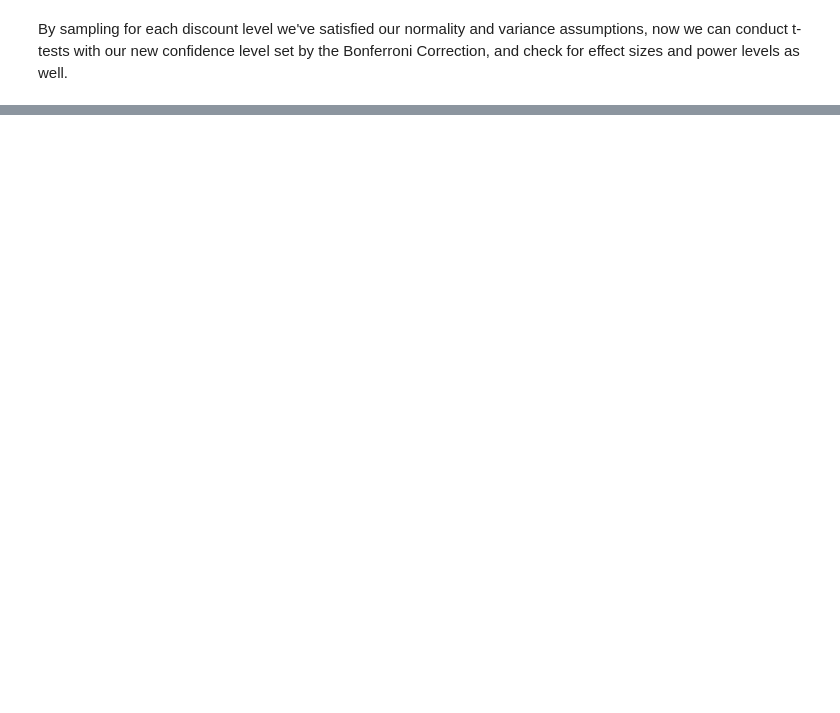
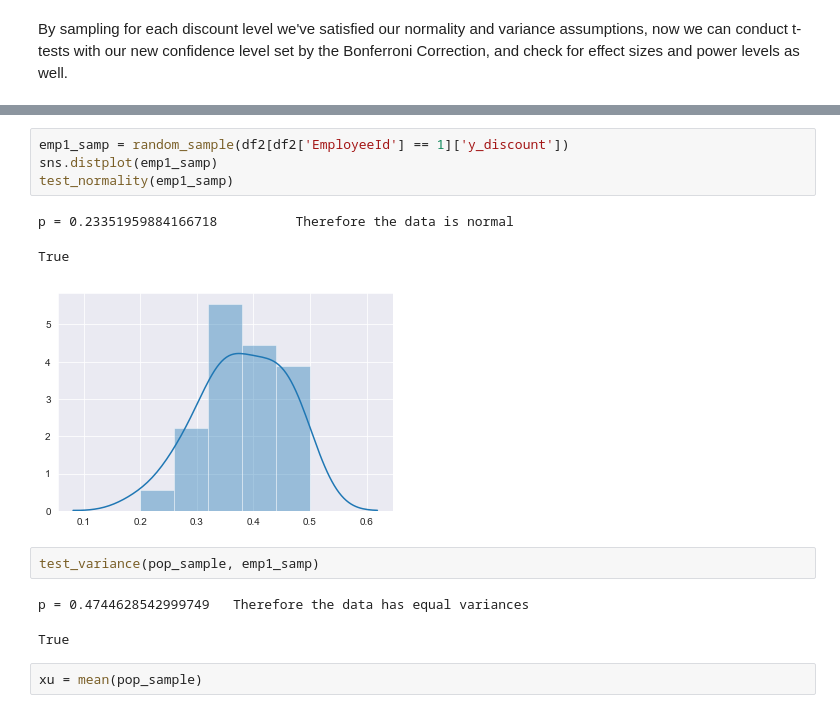
Before and after one commit to rab175/dsc-mod-3-project-online-ds-pt-071519, a Jupyter notebook: Mod3_Project.ipynb, the cells around one changed output, grey strips where cells are left out. Cells and saved outputs as stored; diff of their text form; blank space fills up the shorter version.

```diff
--- a/Mod3_Project.ipynb
+++ b/Mod3_Project.ipynb
@@ -323,0 +507,15 @@ cohen_d(no_discount_sample, five_sample)
+# %%
+emp1_samp = random_sample(df2[df2['EmployeeId'] == 1]['y_discount'])
+sns.distplot(emp1_samp)
+test_normality(emp1_samp)
+# %% [output]
+p = 0.23351959884166718          Therefore the data is normal
+True
+[figure, added]
+# %%
+test_variance(pop_sample, emp1_samp)
+# %% [output]
+p = 0.4744628542999749   Therefore the data has equal variances
+True
+# %%
+xu = mean(pop_sample)
```
Also changed, not shown: parts of 41 cells of this notebook.
